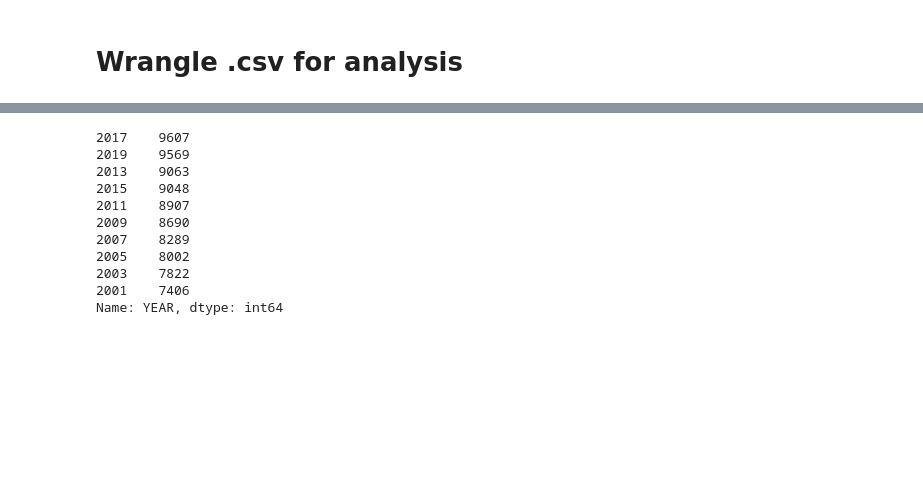
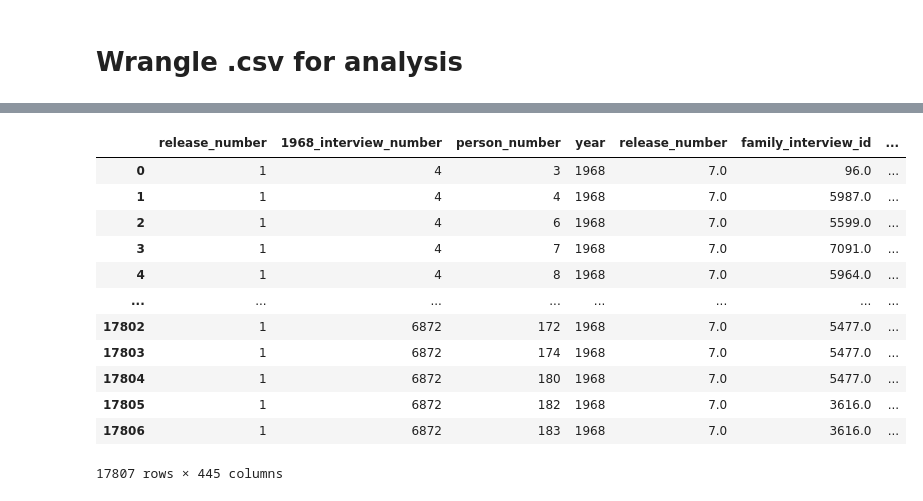
Before and after one commit to DSPG-Young-Scholars-Program/biokind_dspg23, a Jupyter notebook: state_economics/code/psid_preprocess.ipynb, the cells around one changed output, grey strips where cells are left out. Cells and saved outputs as stored; diff of their text form; code cells hidden in the pictures; blank space fills up the shorter version.

```diff
--- a/state_economics/code/psid_preprocess.ipynb
+++ b/state_economics/code/psid_preprocess.ipynb
@@ -56,14 +34,0 @@ array(['RELEASE NUMBER', '2001 FAMILY INTERVIEW (ID) NUMBER',
-# %%
-def label_reorg_func(label:str):
-    if "FAMILY INTERVIEW (ID) NUMBER" in label:
-        return "FAMILY_INTERVIEW_(ID)_NUMBER"
-    if "TOTAL FAMILY INCOME" in label:
-        return "TOTAL_FAMILY_INCOME"
-    if "WTR DONATED TO ORGANIZATN FOR HEALTH" in label:
-        return "WTR_DONATED_TO_ORGANIZATN_FOR_HEALTH"
-    if "DOLLAR AMT OF HEALTH DONATIONS" in label:
-        return "DOLLAR_AMT_OF_HEALTH_DONATIONS"
-    return label.replace(" ", "_")
-
-codebook_df["STANDARDIZED_LABEL"] = codebook_df.LABEL.apply(label_reorg_func)
-codebook_df
@@ -165,14 +191,18 @@ psid_processed
+# %%
+psid_processed = pd.concat([psid_year.rename(columns=code_mapping_dict_stdlab).assign(year = year) for year, psid_year in psid_year_grouped], axis=1)
 # %%
-psid_processed.YEAR.value_counts()
+psid_processed
 # %% [output]
+|  | release_number | 1968_interview_number | person_number | year | release_number | family_interview_id | ... |
+| 0 | 1 | 4 | 3 | 1968 | 7.0 | 96.0 | ... |
+| 1 | 1 | 4 | 4 | 1968 | 7.0 | 5987.0 | ... |
+| 2 | 1 | 4 | 6 | 1968 | 7.0 | 5599.0 | ... |
+| 3 | 1 | 4 | 7 | 1968 | 7.0 | 7091.0 | ... |
+| 4 | 1 | 4 | 8 | 1968 | 7.0 | 5964.0 | ... |
+| ... | ... | ... | ... | ... | ... | ... | ... |
+| 17802 | 1 | 6872 | 172 | 1968 | 7.0 | 5477.0 | ... |
+| 17803 | 1 | 6872 | 174 | 1968 | 7.0 | 5477.0 | ... |
+| 17804 | 1 | 6872 | 180 | 1968 | 7.0 | 5477.0 | ... |
+| 17805 | 1 | 6872 | 182 | 1968 | 7.0 | 3616.0 | ... |
+| 17806 | 1 | 6872 | 183 | 1968 | 7.0 | 3616.0 | ... |
-2017    9607
-2019    9569
-2013    9063
-2015    9048
-2011    8907
-2009    8690
-2007    8289
-2005    8002
-2003    7822
-2001    7406
-Name: YEAR, dtype: int64
+17807 rows × 445 columns
```
Also changed, not shown: parts of 43 cells of this notebook.
